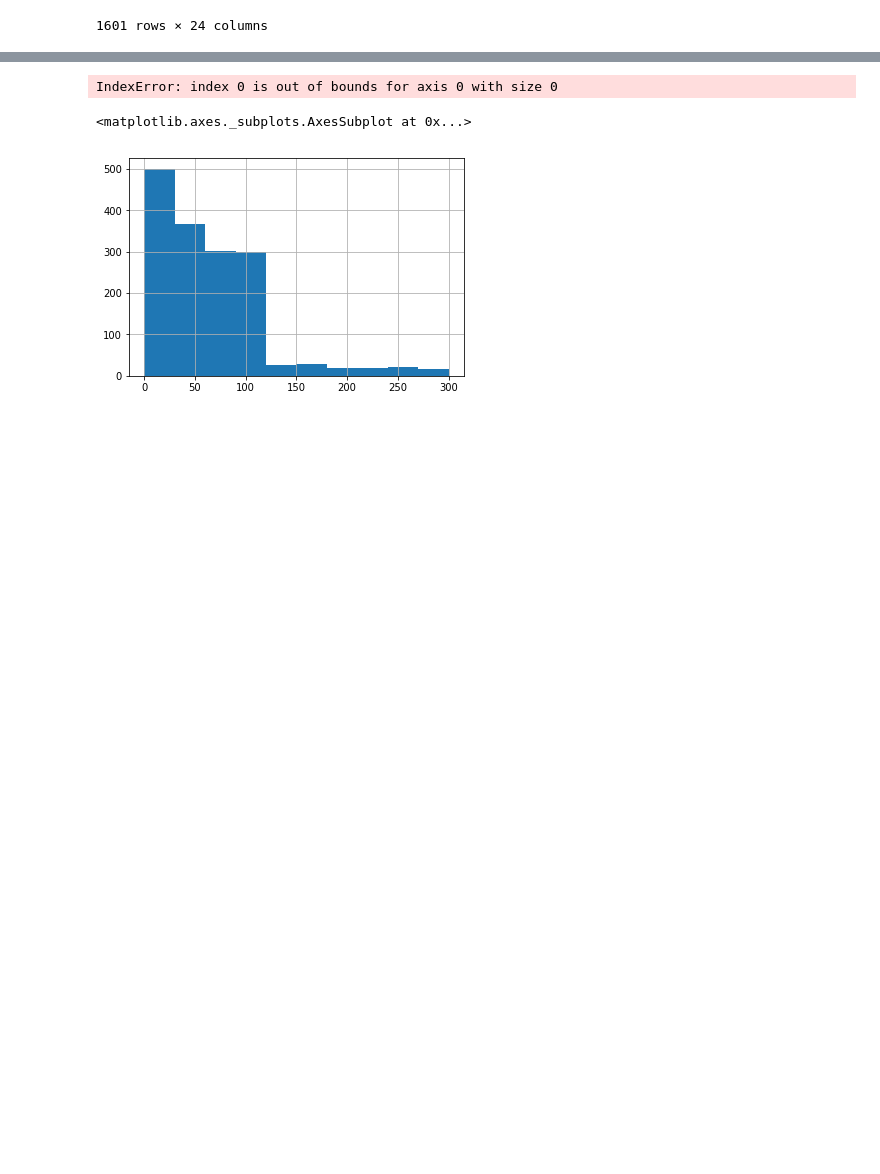
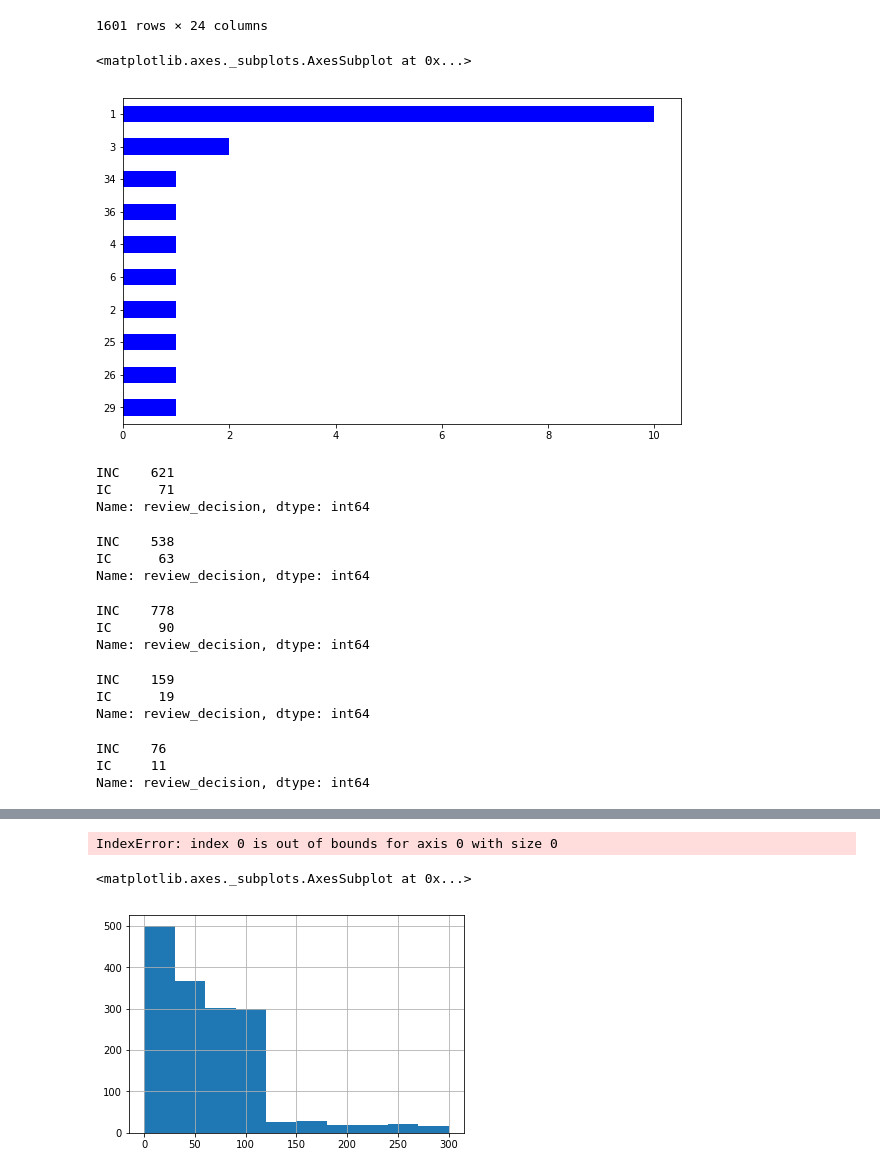
Before and after one commit to chrgavalas/data-projects, a Jupyter notebook: code/project6/NBA referring.ipynb, the cells around one changed output, grey strips where cells are left out. Cells and saved outputs as stored; diff of their text form; code cells hidden in the pictures; blank space fills up the shorter version.

```diff
--- a/code/project6/NBA referring.ipynb
+++ b/code/project6/NBA referring.ipynb
@@ -101,3 +103,5 @@ df_incorrect
 | 16295 | Q4 | 0:00:12 | 12.0 | Foul: Loose Ball | LeBron James | Andre Iguodala | INC | ... |
 | 16298 | Q4 | 0:00:03.900000 | 3.9 | Foul: Shooting | Kevin Durant | Kevin Love | INC | ... |
 1601 rows × 24 columns
+# %%
+df_last10 = df_incorrect[df_incorrect.seconds_left <=10]
@@ -103,0 +120,37 @@ df_incorrect
+# %%
+last_10_decisions = df_last10.groupby('call_type')['review_decision'].size()
+# %%
+last_10_decisions.value_counts().sort_values(ascending=True).tail(10).plot(kind='barh', figsize=[10,6], colormap='winter')
+# %% [output]
+<matplotlib.axes._subplots.AxesSubplot at 0x...>
+[figure, added]
+# %%
+df_10to60.review_decision.value_counts()
+# %% [output]
+INC    621
+IC      71
+Name: review_decision, dtype: int64
+# %%
+df_61to120.review_decision.value_counts()
+# %% [output]
+INC    538
+IC      63
+Name: review_decision, dtype: int64
+# %%
+df_last60.review_decision.value_counts()
+# %% [output]
+INC    778
+IC      90
+Name: review_decision, dtype: int64
+# %%
+df_last10.review_decision.value_counts()
+# %% [output]
+INC    159
+IC      19
+Name: review_decision, dtype: int64
+# %%
+df_last5.review_decision.value_counts()
+# %% [output]
+INC    76
+IC     11
+Name: review_decision, dtype: int64
```
Also changed, not shown: parts of 12 cells of this notebook, 30 other files.
